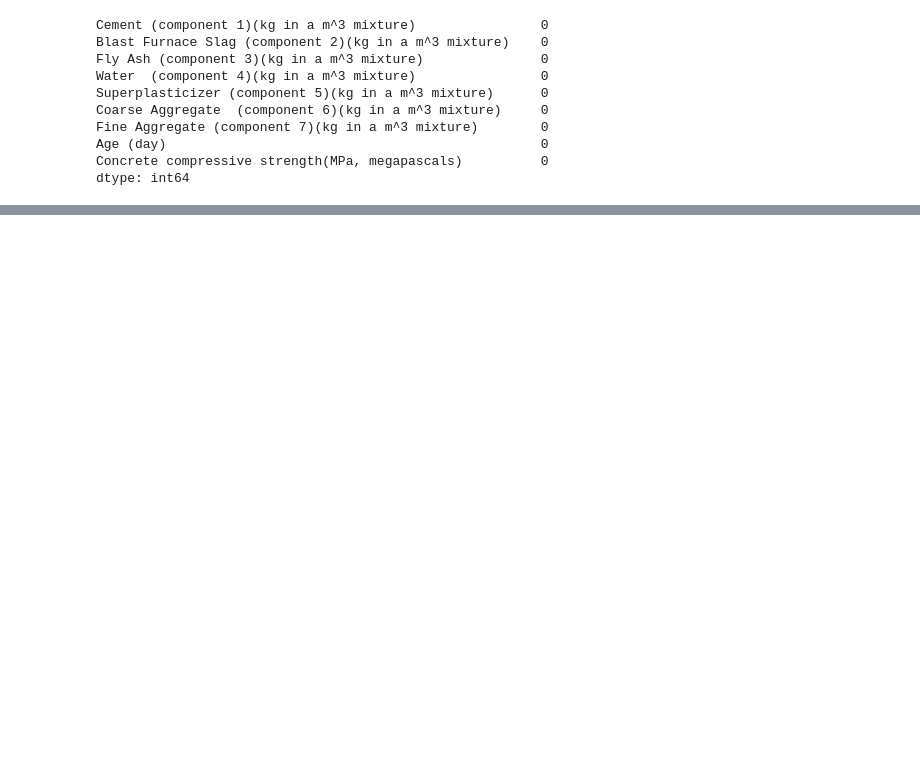
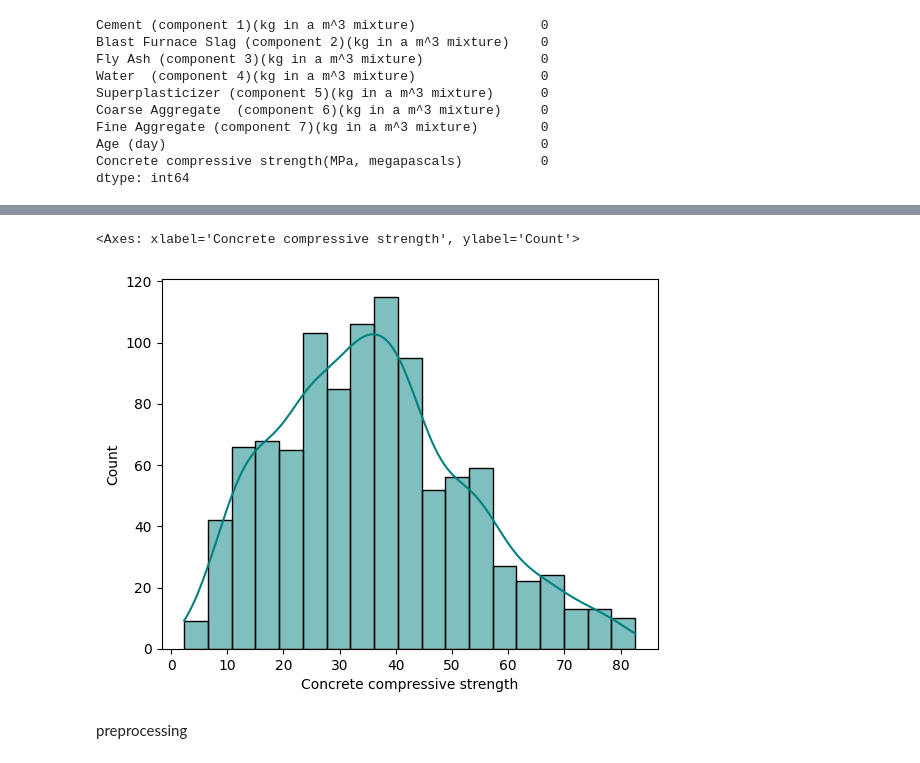
Before and after one commit to Digvijay010606/data_science_learning_projects, a Jupyter notebook: main.ipynb, the cells around one changed output, grey strips where cells are left out. Cells and saved outputs as stored; diff of their text form; code cells hidden in the pictures; blank space fills up the shorter version.

```diff
--- a/main.ipynb
+++ b/main.ipynb
@@ -45,0 +112,7 @@ dtype: int64
+# %%
+sns.histplot(df['Concrete compressive strength'], kde=True, color='teal')
+# %% [output]
+<Axes: xlabel='Concrete compressive strength', ylabel='Count'>
+[figure, added]
+# %% [markdown]
+preprocessing
```
Also changed, not shown: parts of 17 cells of this notebook.
